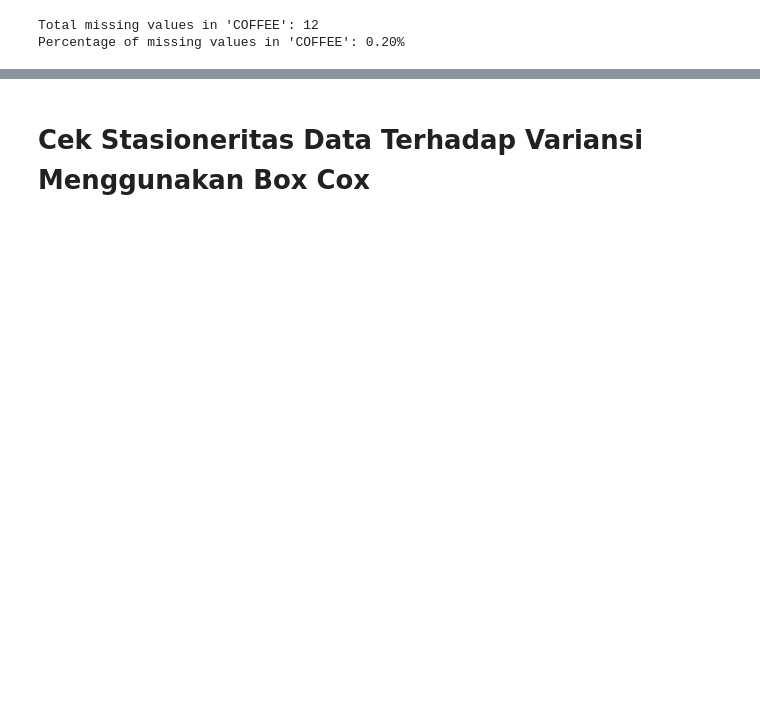
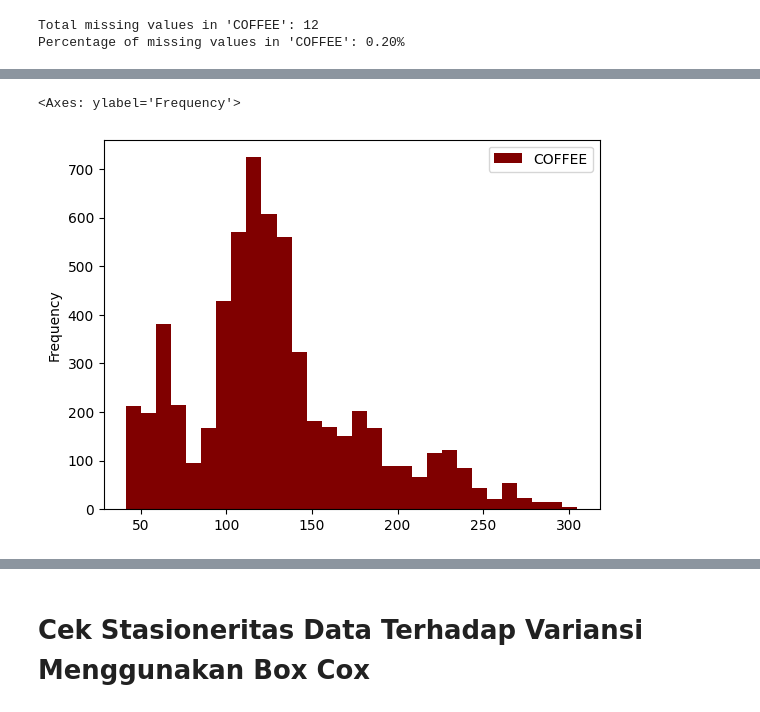
Before and after one commit to firarru/Analisis-Deret-Waktu, a Jupyter notebook: Tubes_ADW.ipynb, the cells around one changed output, grey strips where cells are left out. Drawn from its saved outputs; the diff is of its cells as text; code cells hidden in the pictures; blank space fills up the shorter version.

```diff
--- a/Tubes_ADW.ipynb
+++ b/Tubes_ADW.ipynb
@@ -154,3 +146,6 @@ print(f"Percentage of missing values in 'COFFEE': {percentage_null:.2f}%")
 # %% [output]
 Total missing values in 'COFFEE': 12
 Percentage of missing values in 'COFFEE': 0.20%
+# %%
+df1 = df1.fillna(df1['COFFEE'].mean())
+df1.info()
@@ -156,0 +162,5 @@ Percentage of missing values in 'COFFEE': 0.20%
+# %%
+df1.plot(kind='hist', bins=30, color='maroon')
+# %% [output]
+<Axes: ylabel='Frequency'>
+[figure, added]
```
Also changed, not shown: parts of 60 cells of this notebook.
